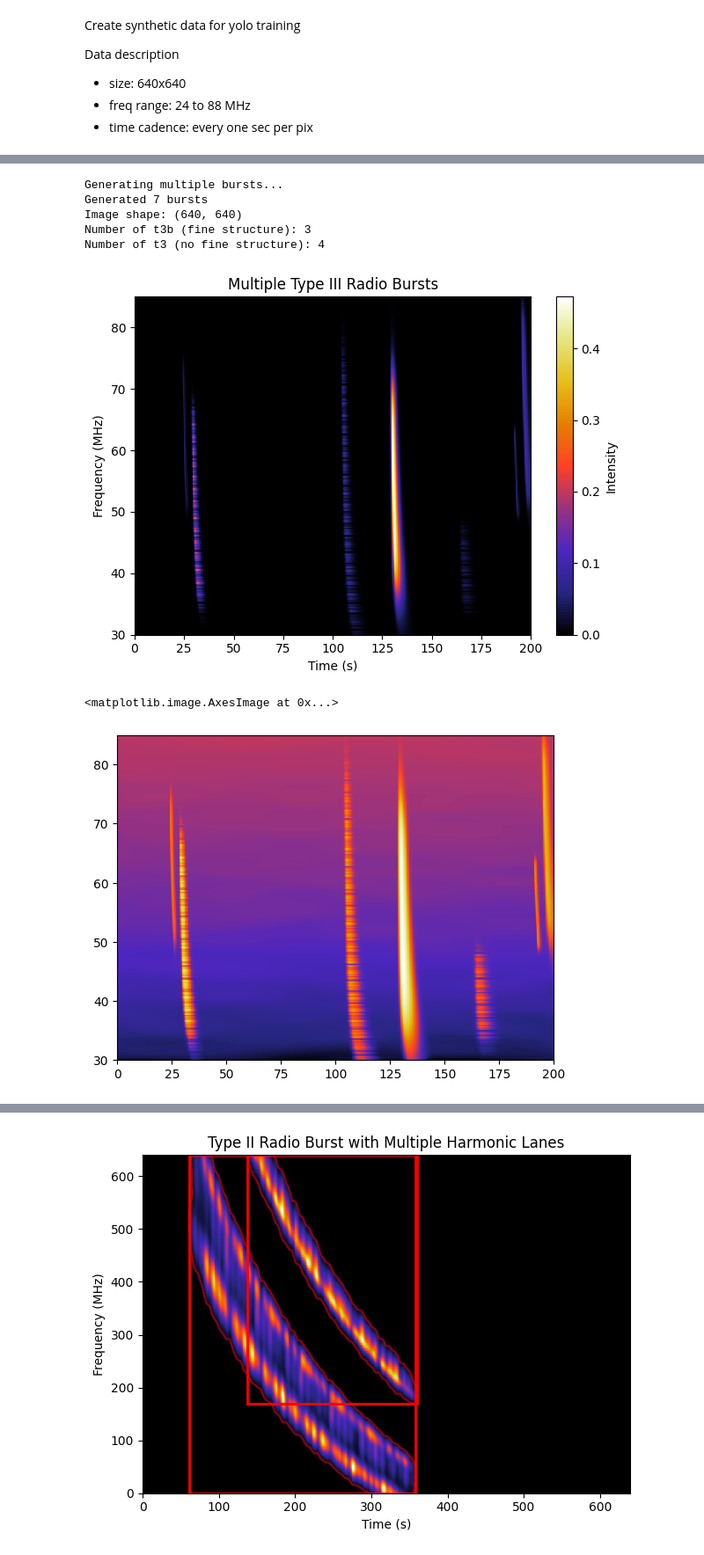
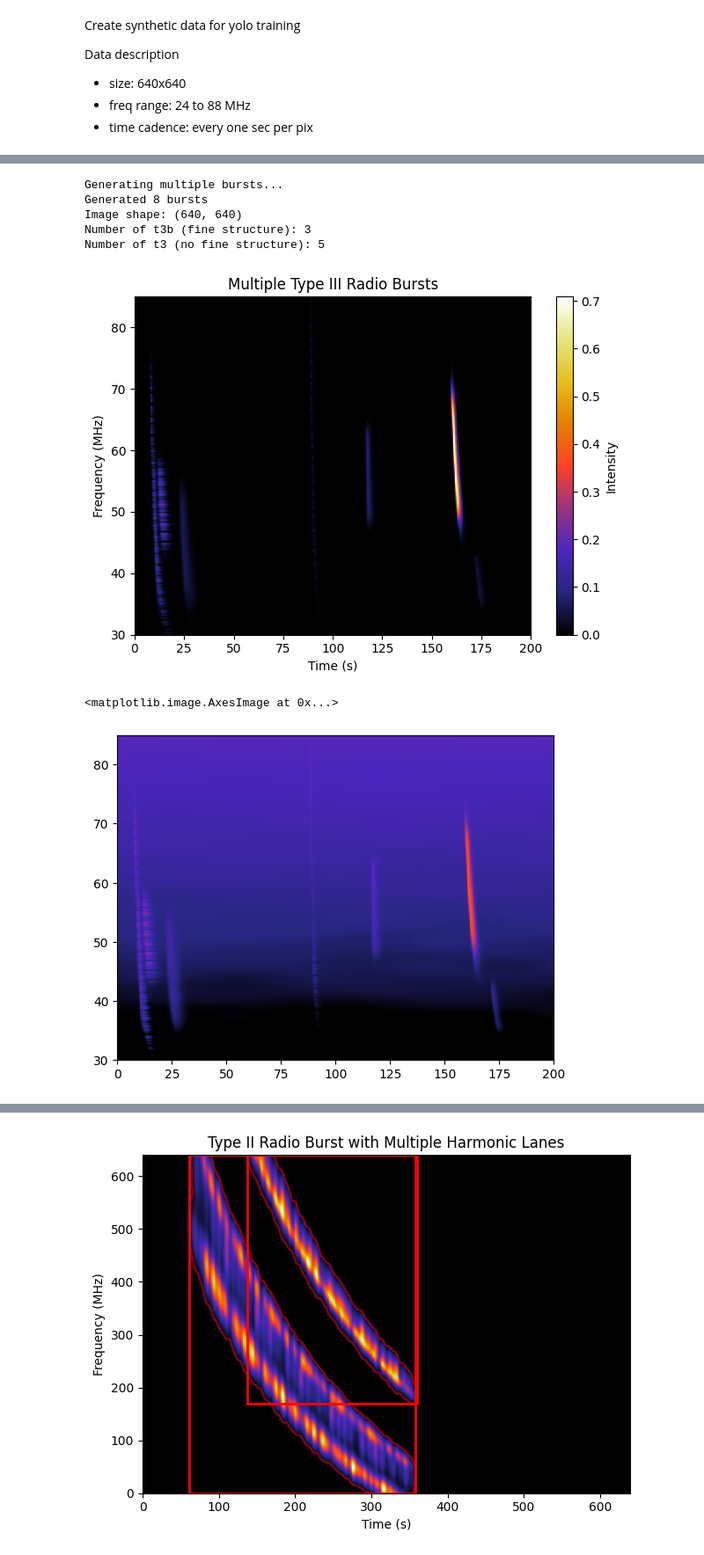
Before and after one commit to peijin94/PhySynthTrainer, a Jupyter notebook: example/demo.ipynb, the cells around one changed output, grey strips where cells are left out. Shown at 88% size. Drawn from its saved outputs; the diff is of its cells as text; code cells hidden in the pictures.

```diff
--- a/example/demo.ipynb
+++ b/example/demo.ipynb
@@ -176,11 +177,11 @@ Has fine structure (t3b): True
 # %%
 # many type III bursts
 
-#t_burst_hash, f_ax, v_ax = create_radio_burst_hash_table(
-#    freq_range=[10, 90],
-#    N_freq=640,
-#    v_range=[0.04, 0.5],
-#    N_v=200)
+t_burst_hash, f_ax, v_ax = create_radio_burst_hash_table(
+    freq_range=[10, 90],
+    N_freq=640,
+    v_range=[0.04, 0.5],
+    N_v=200)
 
 # Generate multiple bursts
 print("Generating multiple bursts...")
@@ -212,27 +213,28 @@ plt.savefig('demo_multiple_bursts.png', dpi=150, bbox_inches='tight')
 plt.show()
 # %% [output]
 Generating multiple bursts...
-Generated 7 bursts
+Generated 8 bursts
 Image shape: (640, 640)
 Number of t3b (fine structure): 3
-Number of t3 (no fine structure): 4
+Number of t3 (no fine structure): 5
-[figure, old version]
+[figure, new version]
 # %%
 
 
 noise_bg = added_noise(t_ax, f_ax, noise_size=[32,8], noise_level=0.15)
 
 y = np.linspace(0.2, 2, 640)
 const_bg = np.tile(y[:, np.newaxis], (1, 640))
 
-img_bursts_noisy = img_bursts*100 + noise_bg.T+ const_bg.T
+img_bursts_noisy = img_bursts*10 + noise_bg.T+ const_bg.T
+
 
 # colorscale log
 from matplotlib.colors import LogNorm
 
 plt.imshow(img_bursts_noisy.T, interpolation='nearest',
         cmap='CMRmap', aspect='auto', origin='lower',
-           extent=[0, 200, 30, 85], norm=LogNorm())
+           extent=[0, 200, 30, 85], norm=LogNorm(vmax=100,vmin=0.5))
 # %% [output]
 <matplotlib.image.AxesImage at 0x...>
-[figure, old version]
+[figure, new version]
```
Also changed, not shown: parts of 6 cells of this notebook, 3 other files.
